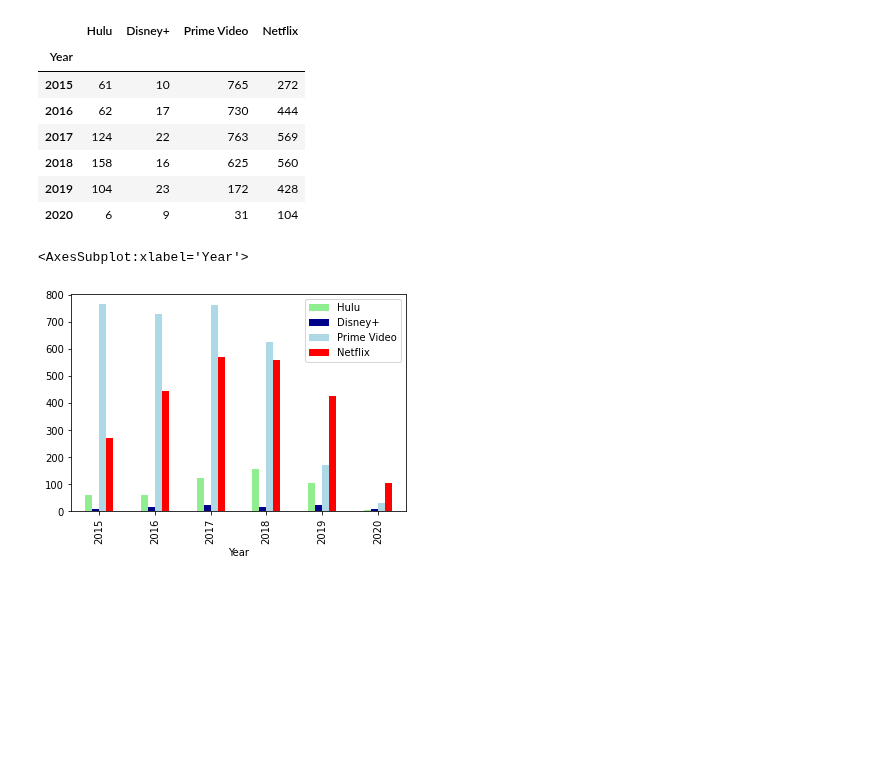
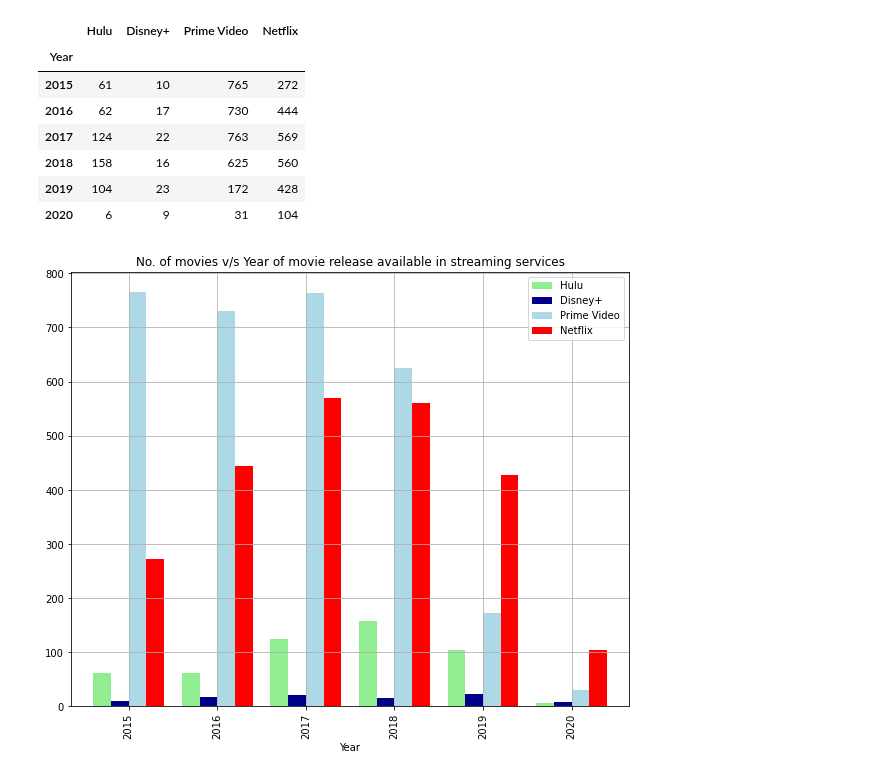
Before and after one commit to jacance/streaming-service-analysis, a Jupyter notebook: pristine_justin_new.ipynb, the cells around one changed output. Saved outputs shown, nothing was run; the diff lists cells and outputs as text; code cells hidden in the pictures; blank space fills up the shorter version.

```diff
--- a/pristine_justin_new.ipynb
+++ b/pristine_justin_new.ipynb
@@ -887,7 +970,7 @@ prime_new_df
 hulu_new = hulu_data[hulu_data["Year"]>=2015].groupby(["Year"])['Hulu'].count()
 hulu_new
 
-hulu_new_df = hulu_new.to_frame().reset_index().rename(columns={"Year":"Year", "Hulu":"Hulu"})
+hulu_new_df = hulu_new.to_frame().reset_index()
 hulu_new_df
 
 #Disney movies count for year 2015-2020
@@ -919,7 +1002,8 @@ year_merge.set_index('Year')
 | 2019 | 104 | 23 | 172 | 428 |
 | 2020 | 6 | 9 | 31 | 104 |
 # %%
-year_merge.plot.bar('Year',  color=["lightgreen", "darkblue", "lightblue", "red"])
+year_merge.plot.bar('Year',  color=["lightgreen", "darkblue", "lightblue", "red"], figsize=(10,8), width=.8)
+plt.title('No. of movies v/s Year of movie release available in streaming services')
+plt.grid()
 # %% [output]
-<AxesSubplot:xlabel='Year'>
-[figure, old version]
+[figure, new version]
```
Also changed, not shown: parts of 25 cells of this notebook.
